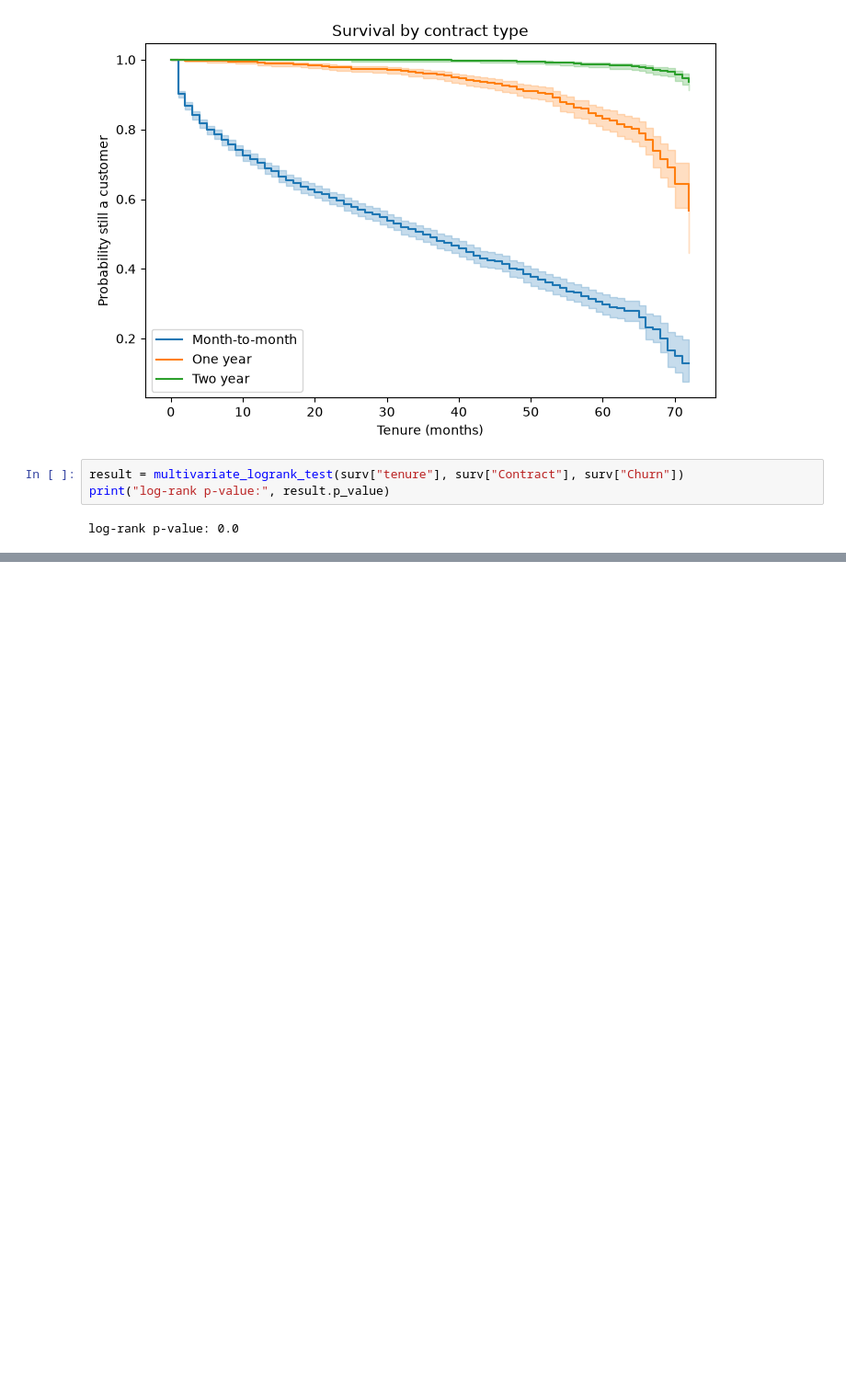
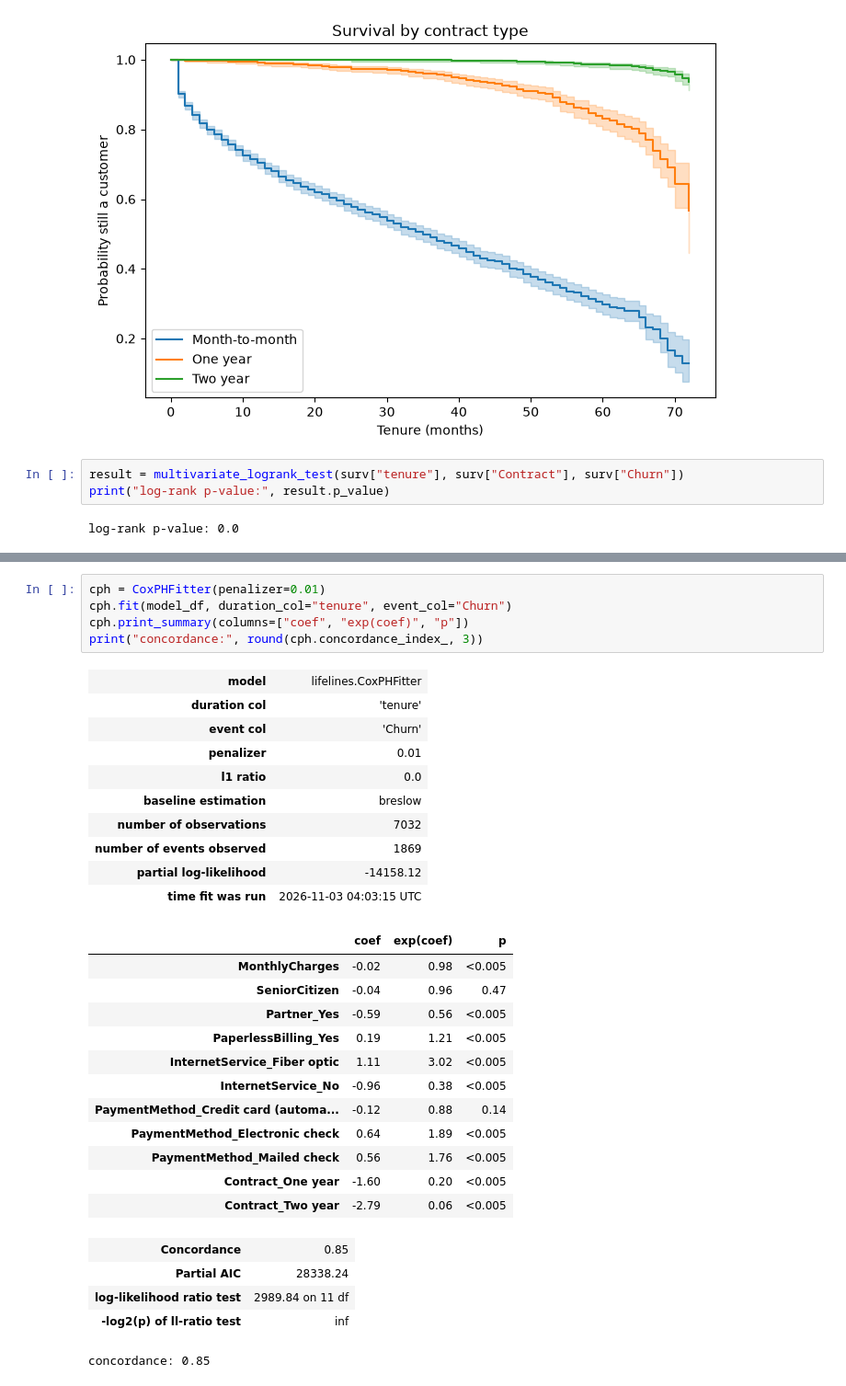
Before and after one commit to gauriverse/ChurnLens, a Jupyter notebook: notebooks/04_survival_analysis.ipynb, the cells around one changed output, grey strips where cells are left out. Shown at 92% size. Saved outputs shown, nothing was run; the diff lists cells and outputs as text; blank space fills up the shorter version.

```diff
--- a/notebooks/04_survival_analysis.ipynb
+++ b/notebooks/04_survival_analysis.ipynb
@@ -54,0 +79,33 @@ log-rank p-value: 0.0
+# %%
+cph = CoxPHFitter(penalizer=0.01)
+cph.fit(model_df, duration_col="tenure", event_col="Churn")
+cph.print_summary(columns=["coef", "exp(coef)", "p"])
+print("concordance:", round(cph.concordance_index_, 3))
+# %% [output]
+| model | lifelines.CoxPHFitter |
+| duration col | 'tenure' |
+| event col | 'Churn' |
+| penalizer | 0.01 |
+| l1 ratio | 0.0 |
+| baseline estimation | breslow |
+| number of observations | 7032 |
+| number of events observed | 1869 |
+| partial log-likelihood | -14158.12 |
+| time fit was run | 2026-11-03 04:03:15 UTC |
+|  | coef | exp(coef) | p |
+| MonthlyCharges | -0.02 | 0.98 | <0.005 |
+| SeniorCitizen | -0.04 | 0.96 | 0.47 |
+| Partner_Yes | -0.59 | 0.56 | <0.005 |
+| PaperlessBilling_Yes | 0.19 | 1.21 | <0.005 |
+| InternetService_Fiber optic | 1.11 | 3.02 | <0.005 |
+| InternetService_No | -0.96 | 0.38 | <0.005 |
+| PaymentMethod_Credit card (automa... | -0.12 | 0.88 | 0.14 |
+| PaymentMethod_Electronic check | 0.64 | 1.89 | <0.005 |
+| PaymentMethod_Mailed check | 0.56 | 1.76 | <0.005 |
+| Contract_One year | -1.60 | 0.20 | <0.005 |
+| Contract_Two year | -2.79 | 0.06 | <0.005 |
+| Concordance | 0.85 |
+| Partial AIC | 28338.24 |
+| log-likelihood ratio test | 2989.84 on 11 df |
+| -log2(p) of ll-ratio test | inf |
+concordance: 0.85
```
Also changed, not shown: parts of 3 cells of this notebook.
